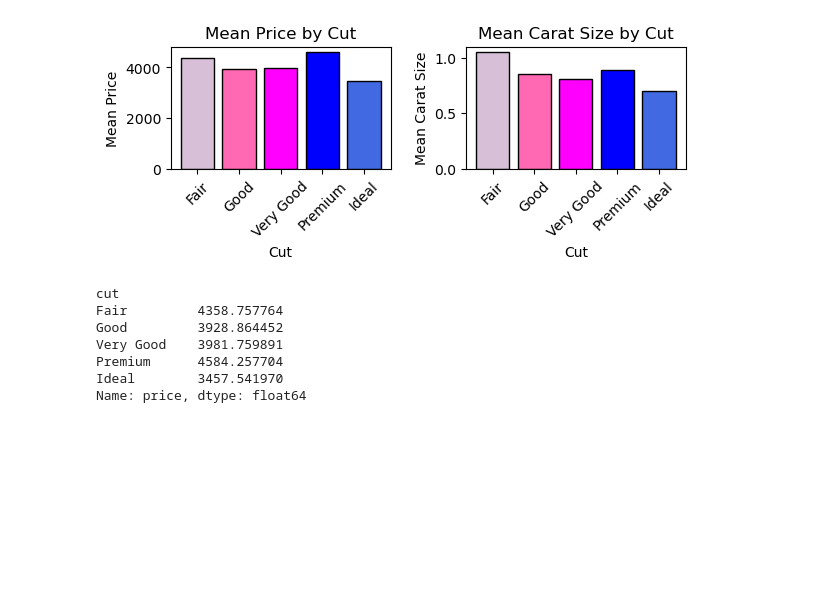
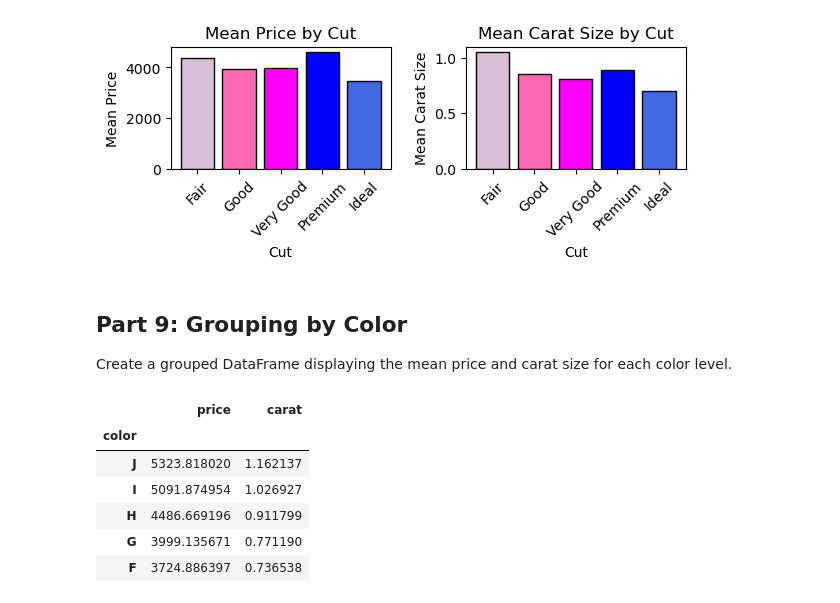
Before and after one commit to slylockfox/Maryville-DSCI-503-2, a Jupyter notebook: Project_03_Snyder.ipynb, the cells around one changed output. Saved outputs shown, nothing was run; the diff lists cells and outputs as text; code cells hidden in the pictures; blank space fills up the shorter version.

Commit message:
project 3 part 9

```diff
--- a/Project_03_Snyder.ipynb
+++ b/Project_03_Snyder.ipynb
@@ -419,13 +419,21 @@ plt.tight_layout() # added because plots were overlapping
 plt.show()
 # %% [output]
 [figure]
-# %%
-gb_cut.loc[price
-# %% [output]
-cut
-Fair         4358.757764
-Good         3928.864452
-Very Good    3981.759891
-Premium      4584.257704
-Ideal        3457.541970
-Name: price, dtype: float64
+# %% [markdown]
+## Part 9: Grouping by Color
+Create a grouped DataFrame displaying the mean price and carat size for each color level.
+# %%
+# Create a new DataFrame named gb_color as follows: Select the color, price, and carat columns from diamonds,
+# group the result by color, and then calculate the grouped means.
+gb_color = diamonds.loc[:, ['color', 'price', 'carat']].groupby(['color'], observed=False).mean()
+
+# Display the resulting DataFrame.
+gb_color.head()
+# %% [output]
+|  | price | carat |
+| color |  |  |
+| J | 5323.818020 | 1.162137 |
+| I | 5091.874954 | 1.026927 |
+| H | 4486.669196 | 0.911799 |
+| G | 3999.135671 | 0.771190 |
+| F | 3724.886397 | 0.736538 |
```
Also changed, not shown: parts of 3 cells of this notebook.
